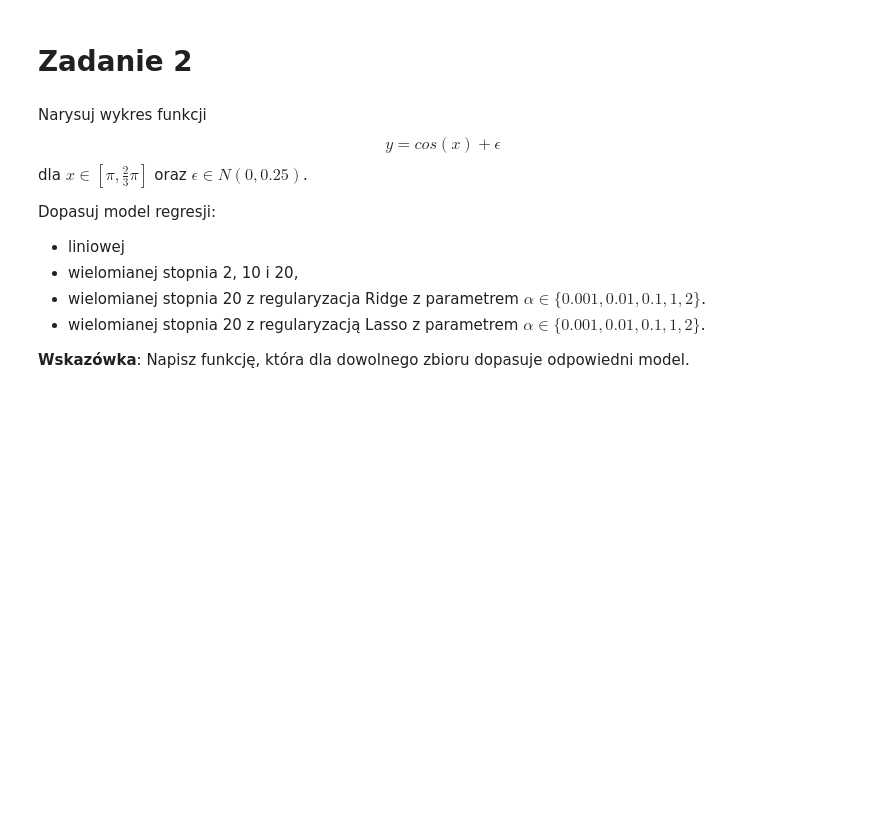
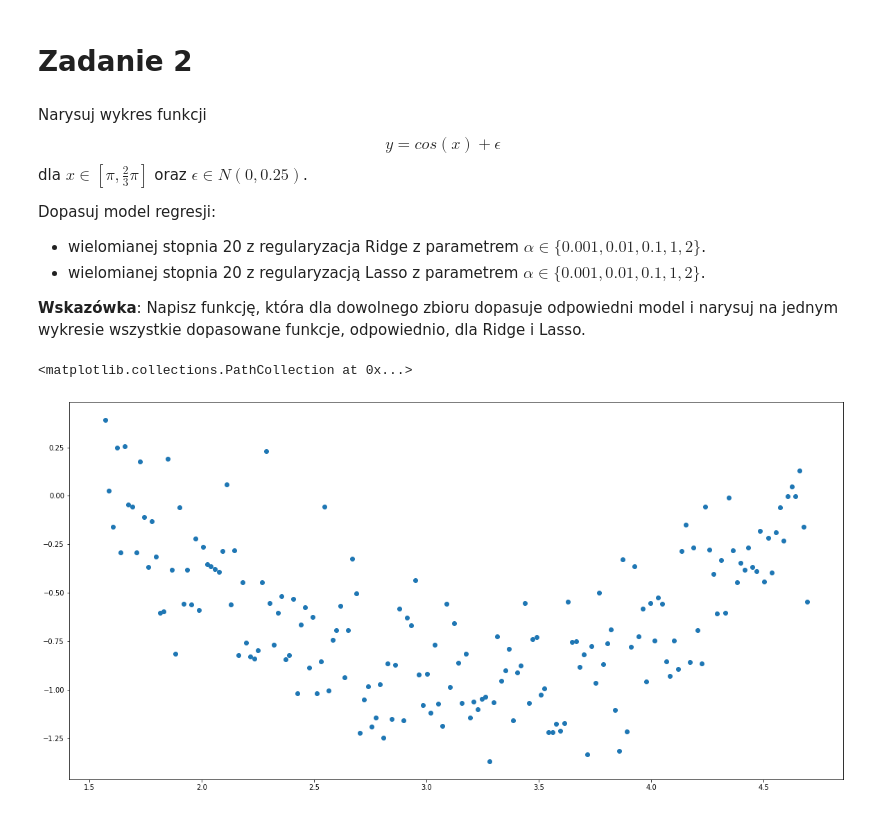
Before and after one commit to imatten/bootcamp_datascience, a Jupyter notebook: notebooks/05_regularyzacja_regresji_liniowej/01_regularyzacja_model_regresji.ipynb, the cells around one changed output. Saved outputs shown, nothing was run; the diff lists cells and outputs as text; code cells hidden in the pictures; blank space fills up the shorter version.

```diff
--- a/notebooks/05_regularyzacja_regresji_liniowej/01_regularyzacja_model_regresji.ipynb
+++ b/notebooks/05_regularyzacja_regresji_liniowej/01_regularyzacja_model_regresji.ipynb
@@ -418,9 +418,7 @@ $$y = cos(x) + \epsilon$$
 dla $x \in [\pi, \frac{2}{3}\pi]$ oraz $\epsilon \in N(0, 0.25)$.
 
 Dopasuj model regresji:
-- liniowej
-- wielomianej stopnia 2, 10 i 20,
 - wielomianej stopnia 20 z regularyzacja Ridge z parametrem $\alpha\in\{0.001, 0.01, 0.1, 1, 2\}$.
 - wielomianej stopnia 20 z regularyzacją Lasso z parametrem $\alpha\in\{0.001, 0.01, 0.1, 1, 2\}$.
 
-**Wskazówka**: Napisz funkcję, która dla dowolnego zbioru dopasuje odpowiedni model.
+**Wskazówka**: Napisz funkcję, która dla dowolnego zbioru dopasuje odpowiedni model i narysuj na jednym wykresie wszystkie dopasowane funkcje, odpowiednio, dla Ridge i Lasso.
@@ -439,0 +425,7 @@ def fun(model, degree, is_regularization = False):
+# %%
+x = np.array([i * np.pi / 180 for i in range(90, 270, 1)])
+y = np.cos(x) + np.random.normal(0, .25, len(x))
+plt.scatter(x, y)
+# %% [output]
+<matplotlib.collections.PathCollection at 0x...>
+[figure, added]
```
Also changed, not shown: parts of 8 cells of this notebook.
